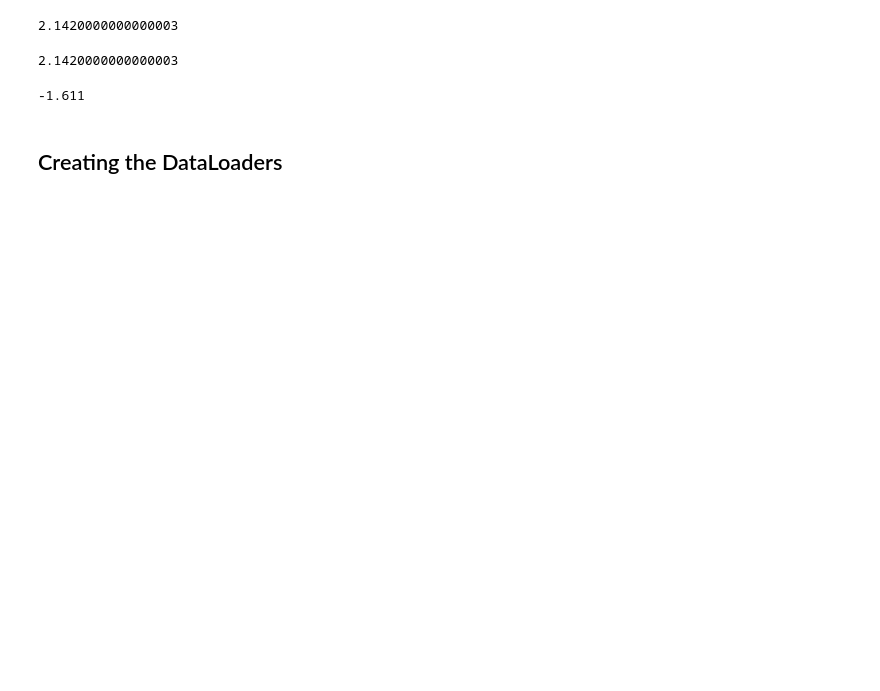
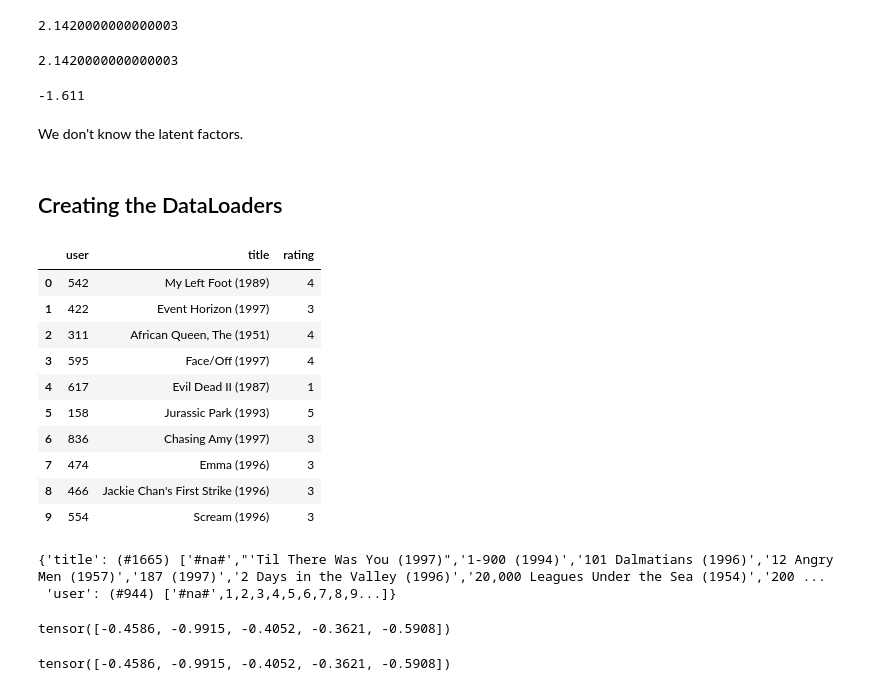
Before and after one commit to bwbelljr/fastaiv2, a Jupyter notebook: Chapter 8.ipynb, the cells around one changed output. Drawn from its saved outputs; the diff is of its cells as text; code cells hidden in the pictures; blank space fills up the shorter version.

```diff
--- a/Chapter 8.ipynb
+++ b/Chapter 8.ipynb
@@ -31,5 +51,53 @@ casablanca = np.array([-0.99, -0.3, 0.8])
 user1.dot(casablanca)
 # %% [output]
 -1.611
+# %% [markdown]
+We don't know the latent factors.
 # %% [markdown]
 ## Creating the DataLoaders
+# %%
+movies = pd.read_csv(path/'u.item', delimiter='|', encoding='latin-1',
+                     usecols=(0,1), names=('movie', 'title'), header=None)
+#movies.head()
+# %%
+# Merge with ratings
+ratings = ratings.merge(movies)
+#ratings.head()
+# %%
+dls = CollabDataLoaders.from_df(ratings, item_name='title', bs=64)
+dls.show_batch()
+# %% [output]
+|  | user | title | rating |
+| 0 | 542 | My Left Foot (1989) | 4 |
+| 1 | 422 | Event Horizon (1997) | 3 |
+| 2 | 311 | African Queen, The (1951) | 4 |
+| 3 | 595 | Face/Off (1997) | 4 |
+| 4 | 617 | Evil Dead II (1987) | 1 |
+| 5 | 158 | Jurassic Park (1993) | 5 |
+| 6 | 836 | Chasing Amy (1997) | 3 |
+| 7 | 474 | Emma (1996) | 3 |
+| 8 | 466 | Jackie Chan's First Strike (1996) | 3 |
+| 9 | 554 | Scream (1996) | 3 |
+# %%
+dls.classes
+# %% [output]
+{'title': (#1665) ['#na#',"'Til There Was You (1997)",'1-900 (1994)','101 Dalmatians (1996)','12 Angry Men (1957)','187 (1997)','2 Days in the Valley (1996)','20,000 Leagues Under the Sea (1954)','200 ...
+ 'user': (#944) ['#na#',1,2,3,4,5,6,7,8,9...]}
+# %%
+n_users = len(dls.classes['user']) # num user classes
+n_movies = len(dls.classes['title']) # num title classes
+n_factors = 5
+
+# randomly generated latent factors
+user_factors = torch.randn(n_users, n_factors)
+movie_factors = torch.randn(n_movies, n_factors)
+
+# We can represent look up in an index as a matrix product!
+one_hot_3 = one_hot(3, n_users).float()
+user_factors.t() @ one_hot_3
+# %% [output]
+tensor([-0.4586, -0.9915, -0.4052, -0.3621, -0.5908])
+# %%
+user_factors[3]
+# %% [output]
+tensor([-0.4586, -0.9915, -0.4052, -0.3621, -0.5908])
```
Also changed, not shown: parts of 21 cells of this notebook.
